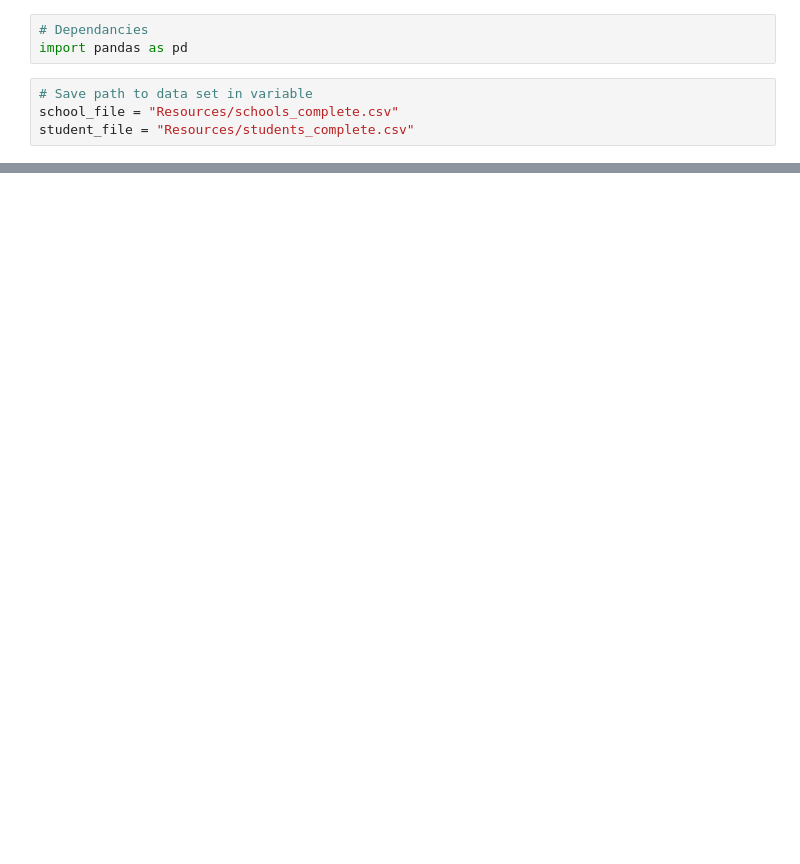
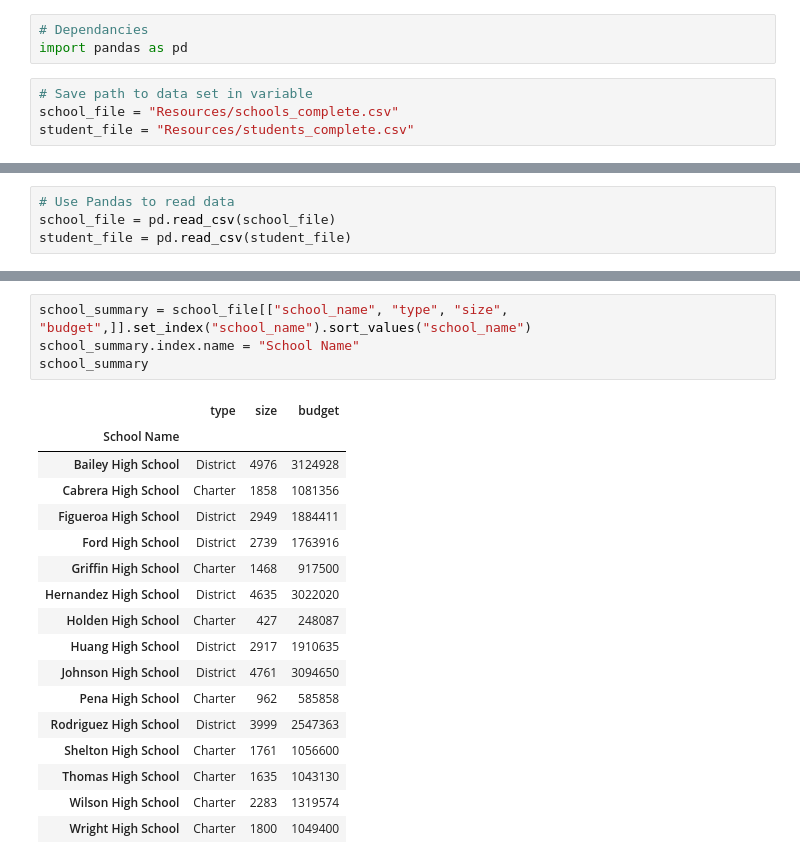
Before and after one commit to Terra999/pandas-challenge, a Jupyter notebook: PyCitySchools/PyCitySchools.ipynb, the cells around one changed output, grey strips where cells are left out. Drawn from its saved outputs; the diff is of its cells as text; blank space fills up the shorter version.

Commit message:
Finishing up with School Summary

```diff
--- a/PyCitySchools/PyCitySchools.ipynb
+++ b/PyCitySchools/PyCitySchools.ipynb
@@ -433,0 +21,4 @@ KeyError: 'school_name'
+# %%
+# Use Pandas to read data
+school_file = pd.read_csv(school_file)
+student_file = pd.read_csv(student_file)
@@ -433,0 +271,22 @@ KeyError: 'school_name'
+# %%
+school_summary = school_file[["school_name", "type", "size", "budget",]].set_index("school_name").sort_values("school_name")
+school_summary.index.name = "School Name"
+school_summary
+# %% [output]
+|  | type | size | budget |
+| School Name |  |  |  |
+| Bailey High School | District | 4976 | 3124928 |
+| Cabrera High School | Charter | 1858 | 1081356 |
+| Figueroa High School | District | 2949 | 1884411 |
+| Ford High School | District | 2739 | 1763916 |
+| Griffin High School | Charter | 1468 | 917500 |
+| Hernandez High School | District | 4635 | 3022020 |
+| Holden High School | Charter | 427 | 248087 |
+| Huang High School | District | 2917 | 1910635 |
+| Johnson High School | District | 4761 | 3094650 |
+| Pena High School | Charter | 962 | 585858 |
+| Rodriguez High School | District | 3999 | 2547363 |
+| Shelton High School | Charter | 1761 | 1056600 |
+| Thomas High School | Charter | 1635 | 1043130 |
+| Wilson High School | Charter | 2283 | 1319574 |
+| Wright High School | Charter | 1800 | 1049400 |
```
Also changed, not shown: parts of 89 cells of this notebook.
